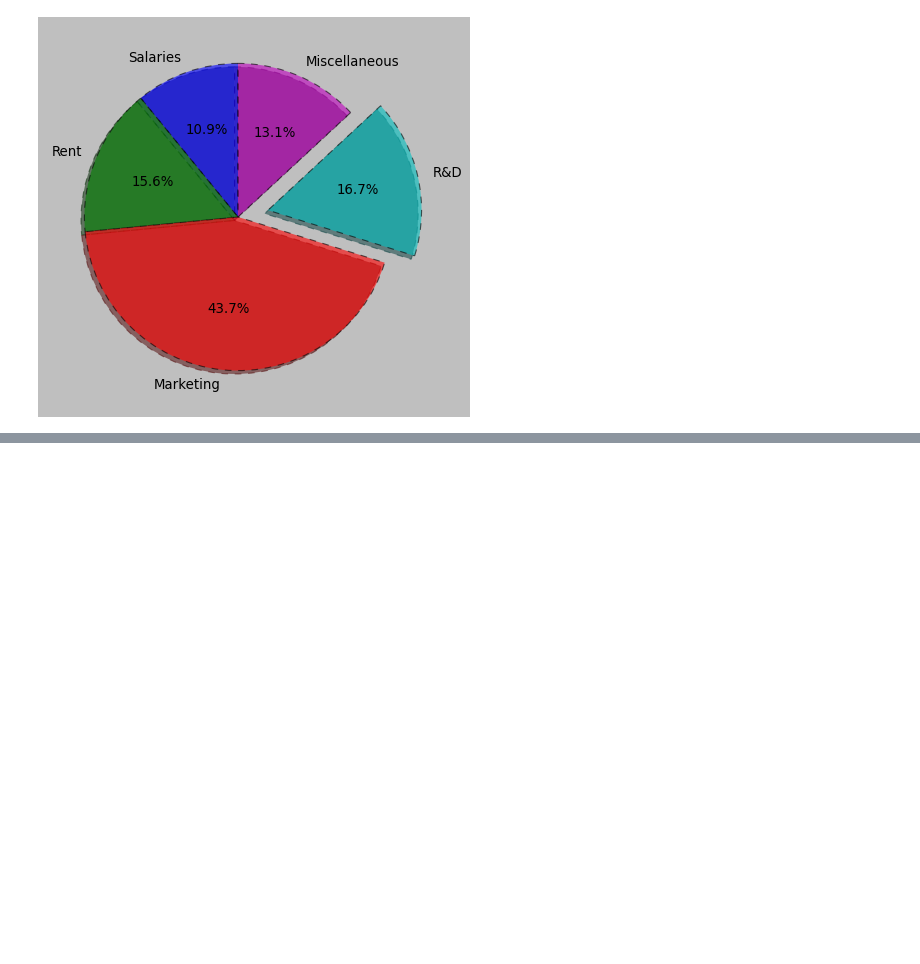
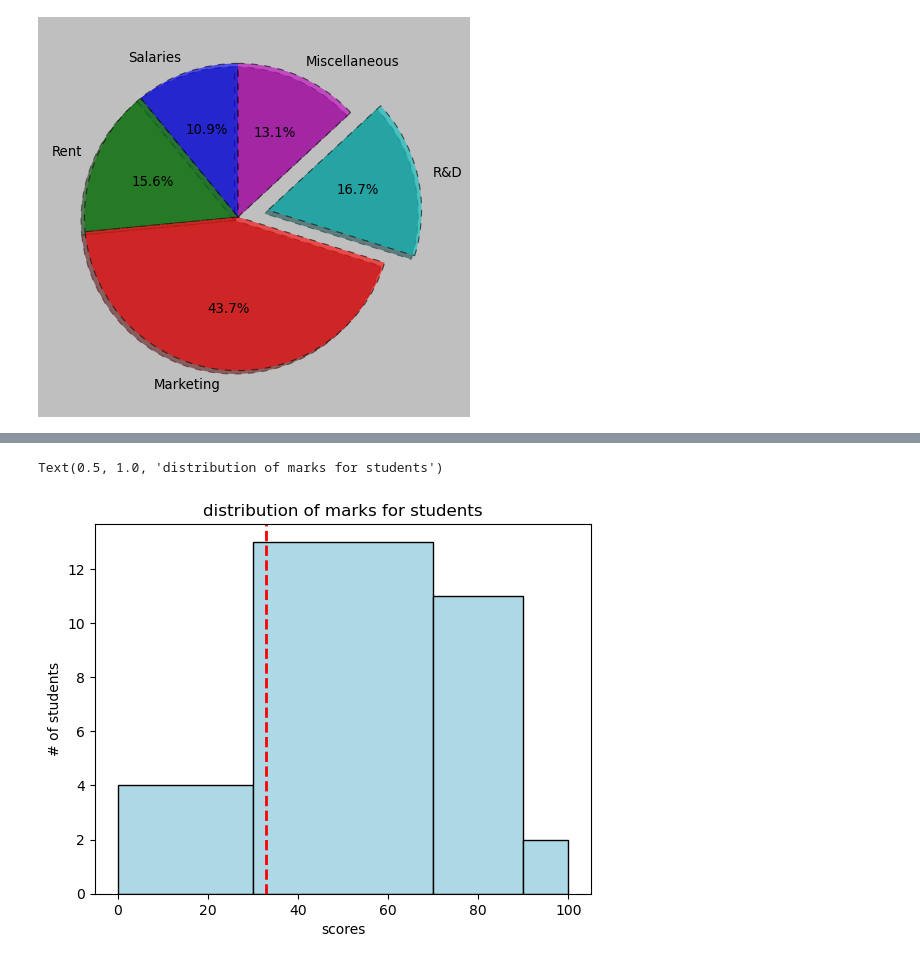
Before and after one commit to yenare-vaibhavi-30/ai-ml-learning-journey, a Jupyter notebook: Data Visualization/matplotlib_tutorial.ipynb, the cells around one changed output, grey strips where cells are left out. Saved outputs shown, nothing was run; the diff lists cells and outputs as text; code cells hidden in the pictures; blank space fills up the shorter version.

```diff
--- a/Data Visualization/matplotlib_tutorial.ipynb
+++ b/Data Visualization/matplotlib_tutorial.ipynb
@@ -299,0 +333,22 @@ plt.show()
+# %%
+marks = [
+    25, 64, 23, 86, 95, 35, 76, 54, 65, 34,
+    76, 43, 75, 65, 34, 76, 34, 76, 54, 76,
+    54, 87, 23, 87, 34, 76, 36, 87, 98, 26
+]
+
+plt.hist(marks, color="lightblue", edgecolor="black", bins = bins)
+
+plt.axvline(
+    x = 33,
+    label="Passing marks (33)",
+    color="red",
+    linewidth="2",
+    linestyle="--"
+)
+plt.ylabel("# of students")
+plt.xlabel("scores")
+plt.title("distribution of marks for students")
+# %% [output]
+Text(0.5, 1.0, 'distribution of marks for students')
+[figure, added]
```
Also changed, not shown: parts of 4 cells of this notebook, 1 other file.
